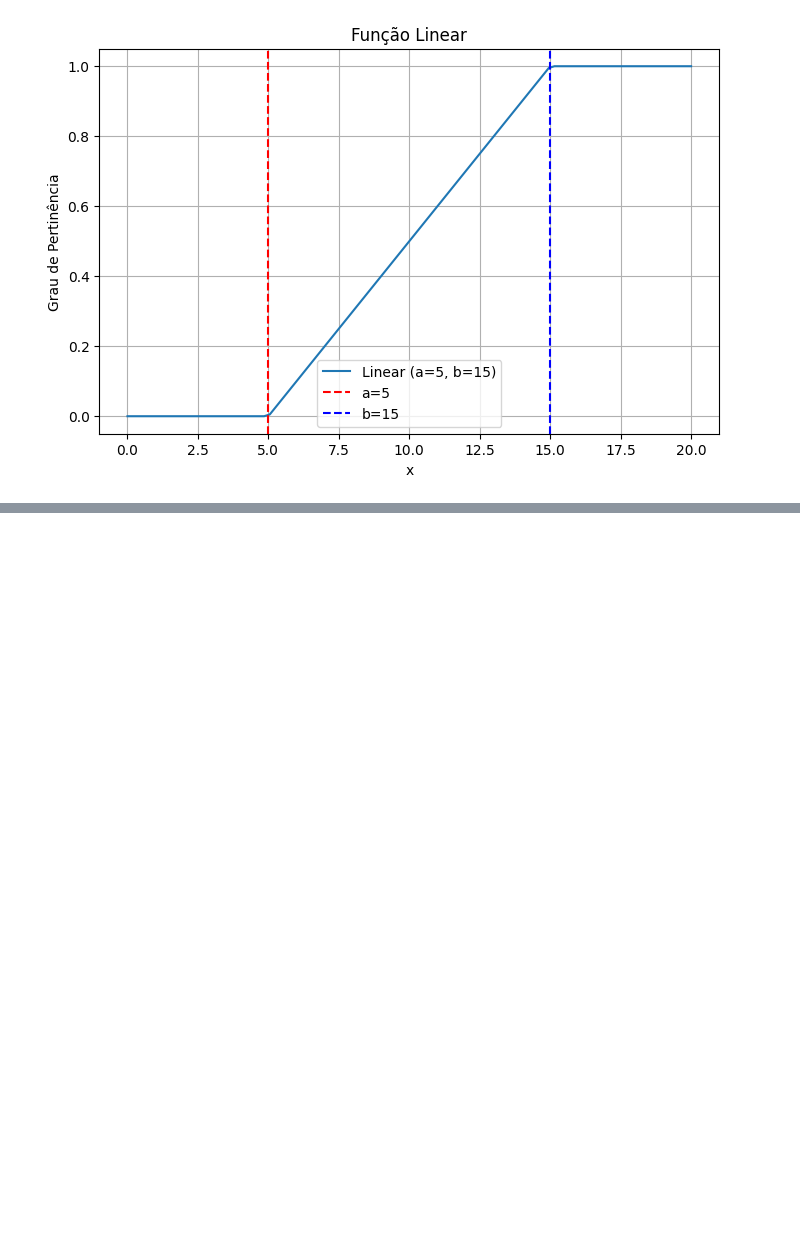
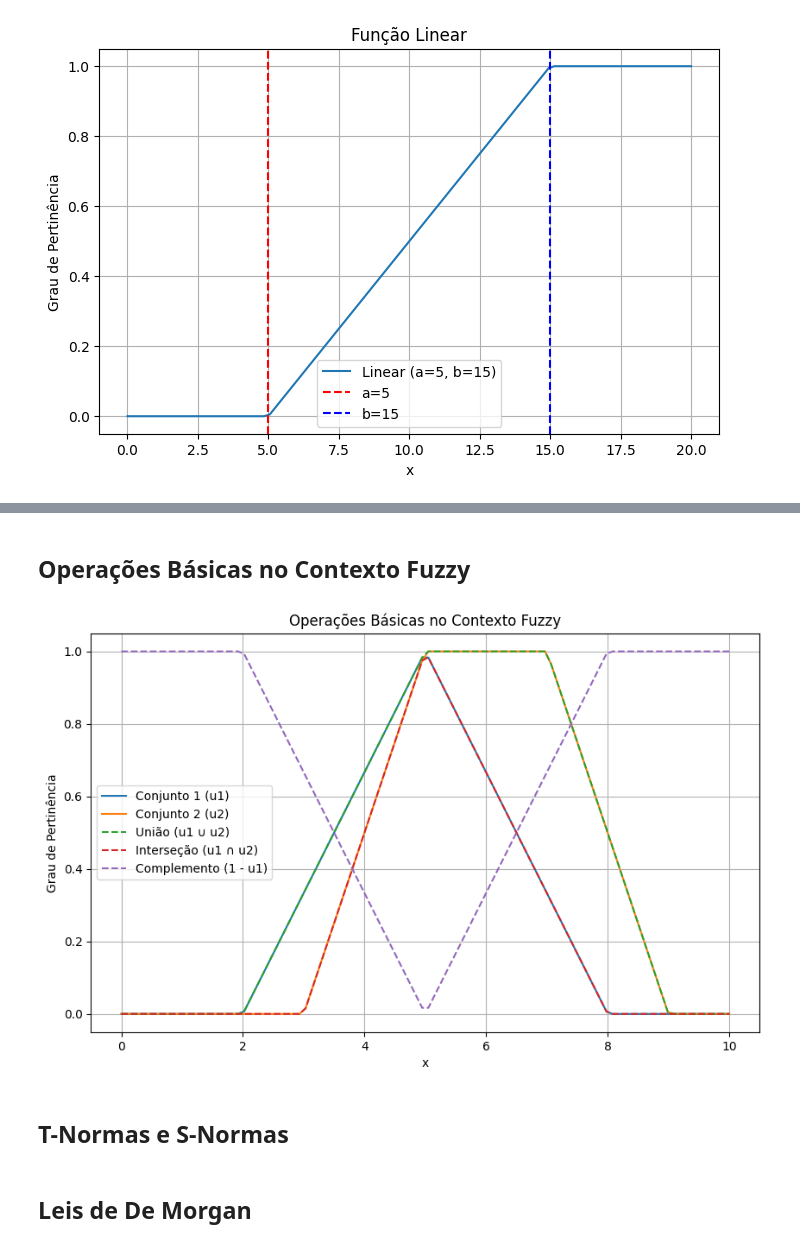
Before and after one commit to LeonardoVieiraGuimaraes/InteligenciaComputacional, a Jupyter notebook: pertinecia/pertinencia.ipynb, the cells around one changed output, grey strips where cells are left out. Drawn from its saved outputs; the diff is of its cells as text; code cells hidden in the pictures; blank space fills up the shorter version.

```diff
--- a/pertinecia/pertinencia.ipynb
+++ b/pertinecia/pertinencia.ipynb
@@ -419,0 +467,2 @@ plot_membership(x, u, classificacao)
+# %% [markdown]
+## Operações Básicas no Contexto Fuzzy
@@ -419,0 +478,49 @@ plot_membership(x, u, classificacao)
+# %%
+def fuzzy_intersection(u1, u2):
+    """
+    Calcula a interseção fuzzy entre dois conjuntos.
+    :param u1: Lista ou array com os graus de pertinência do primeiro conjunto.
+    :param u2: Lista ou array com os graus de pertinência do segundo conjunto.
+    :return: Lista com os graus de pertinência da interseção.
+    """
+    return np.minimum(u1, u2)
+# %%
+def fuzzy_complement(u):
+    """
+    Calcula o complemento fuzzy de um conjunto.
+    :param u: Lista ou array com os graus de pertinência do conjunto.
+    :return: Lista com os graus de pertinência do complemento.
+    """
+    return 1 - np.array(u)
+# %%
+# Exemplo de uso das operações fuzzy
+x = np.linspace(0, 10, 100)
+u1 = [triangular(val, 2, 5, 8) for val in x]
+u2 = [trapezoidal(val, 3, 5, 7, 9) for val in x]
+
+# União
+union = fuzzy_union(u1, u2)
+
+# Interseção
+intersection = fuzzy_intersection(u1, u2)
+
+# Complemento de u1
+complement = fuzzy_complement(u1)
+
+# Plotando os resultados
+plt.figure(figsize=(10, 6))
+plt.plot(x, u1, label="Conjunto 1 (u1)")
+plt.plot(x, u2, label="Conjunto 2 (u2)")
+plt.plot(x, union, label="União (u1 ∪ u2)", linestyle="--")
+plt.plot(x, intersection, label="Interseção (u1 ∩ u2)", linestyle="--")
+plt.plot(x, complement, label="Complemento (1 - u1)", linestyle="--")
+plt.title("Operações Básicas no Contexto Fuzzy")
+plt.xlabel("x")
+plt.ylabel("Grau de Pertinência")
+plt.legend()
+plt.grid()
+plt.show()
+# %% [output]
+[figure, added]
+# %% [markdown]
+## T-Normas e S-Normas
@@ -419,0 +561,2 @@ plot_membership(x, u, classificacao)
+# %% [markdown]
+## Leis de De Morgan
```
Also changed, not shown: parts of 6 cells of this notebook, 1 other file.
